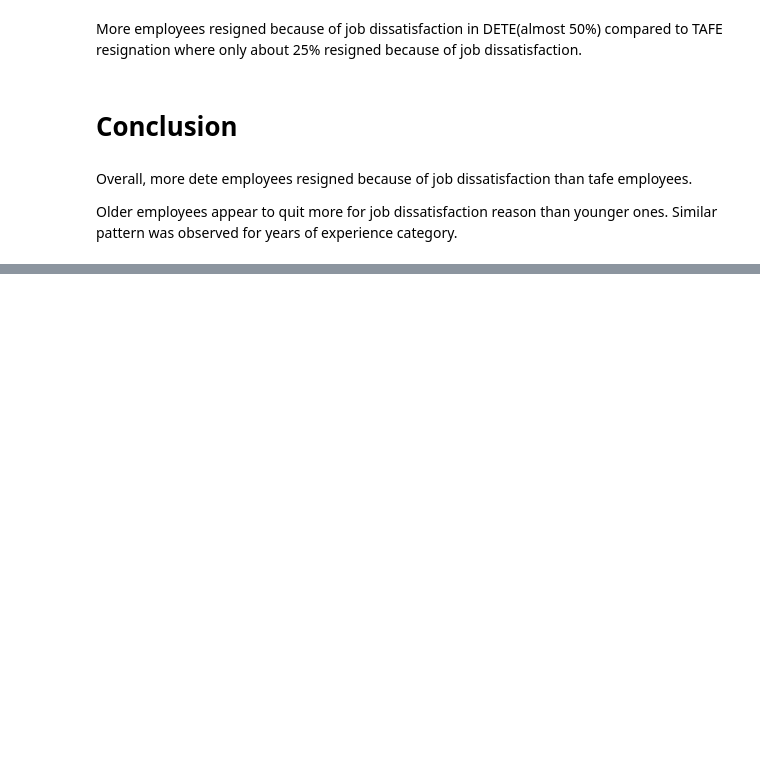
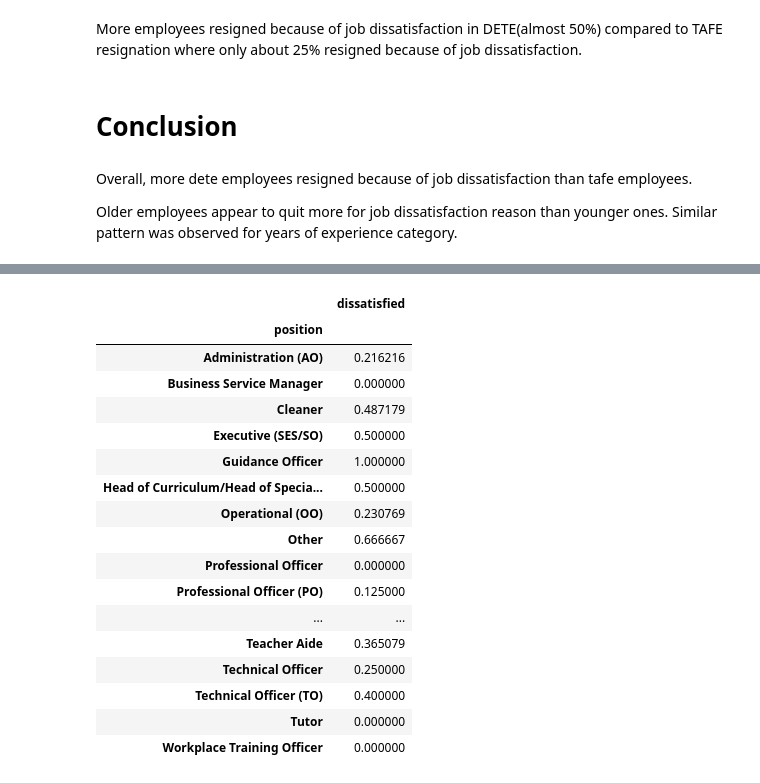
Before and after one commit to Ke-erah/Cousera_Capstone, a Jupyter notebook: DETE_and_TAFE_Employees_Exit_Surveys.ipynb, the cells around one changed output, grey strips where cells are left out. Cells and saved outputs as stored; diff of their text form; code cells hidden in the pictures; blank space fills up the shorter version.

```diff
--- a/DETE_and_TAFE_Employees_Exit_Surveys.ipynb
+++ b/DETE_and_TAFE_Employees_Exit_Surveys.ipynb
@@ -1066,0 +1082,21 @@ Older employees appear to quit more for job dissatisfaction reason than younger
+# %%
+positions_pv
+# %% [output]
+|  | dissatisfied |
+| position |  |
+| Administration (AO) | 0.216216 |
+| Business Service Manager | 0.000000 |
+| Cleaner | 0.487179 |
+| Executive (SES/SO) | 0.500000 |
+| Guidance Officer | 1.000000 |
+| Head of Curriculum/Head of Specia... | 0.500000 |
+| Operational (OO) | 0.230769 |
+| Other | 0.666667 |
+| Professional Officer | 0.000000 |
+| Professional Officer (PO) | 0.125000 |
+| ... | ... |
+| Teacher Aide | 0.365079 |
+| Technical Officer | 0.250000 |
+| Technical Officer (TO) | 0.400000 |
+| Tutor | 0.000000 |
+| Workplace Training Officer | 0.000000 |
```
Also changed, not shown: parts of 11 cells of this notebook.
